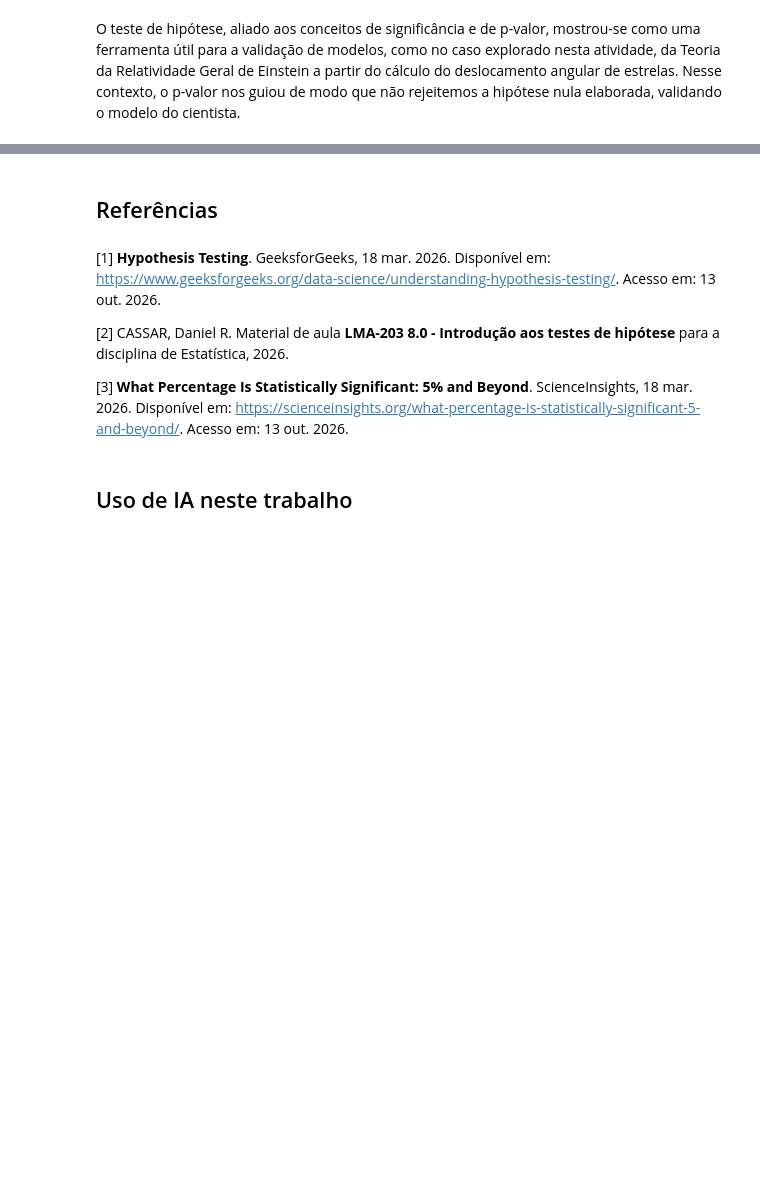
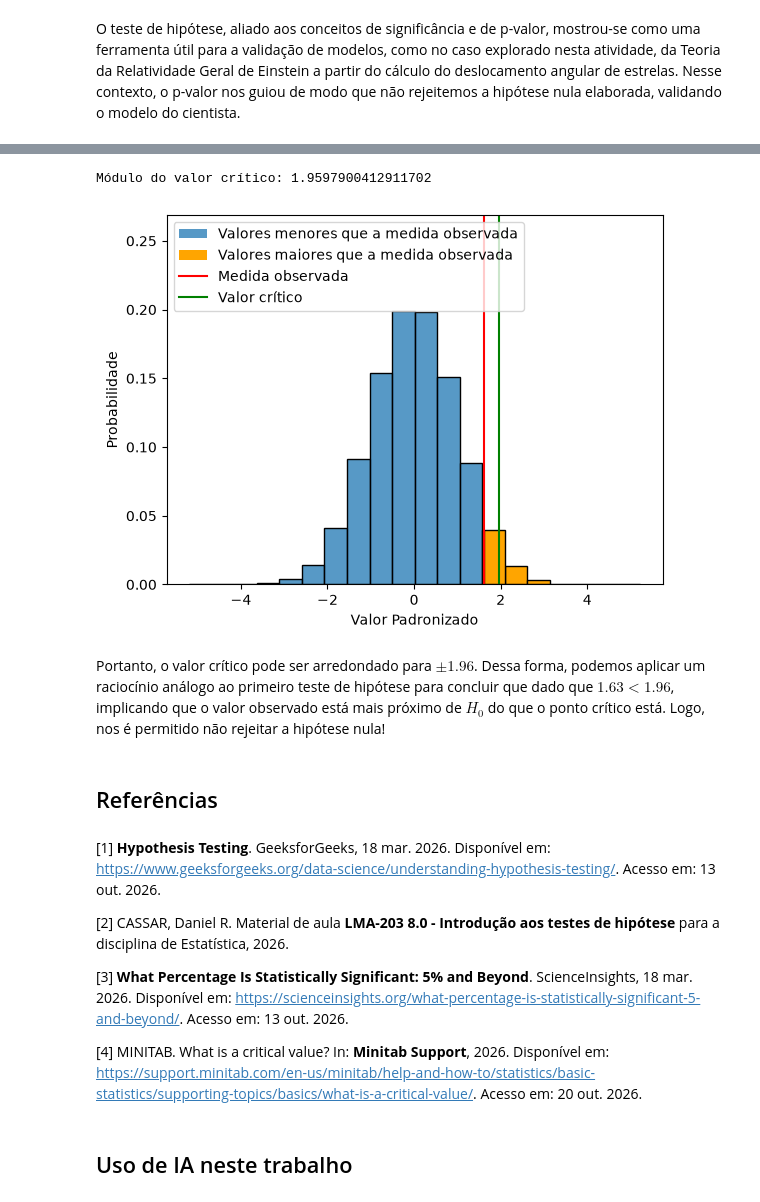
Before and after one commit to cg-oc/statistics, a Jupyter notebook: 8.2_teste_hipotese/teste_hipotese.ipynb, the cells around one changed output, grey strips where cells are left out. Drawn from its saved outputs; the diff is of its cells as text; code cells hidden in the pictures; blank space fills up the shorter version.

```diff
--- a/8.2_teste_hipotese/teste_hipotese.ipynb
+++ b/8.2_teste_hipotese/teste_hipotese.ipynb
@@ -208,0 +237,3 @@ O teste de hipótese, aliado aos conceitos de significância e de p-valor, mostr
+# %%
+z_score = (VAL_MEDIDO - VAL_MEDIA) / DESV_PADRAO
+print(f"Valor do z_score: {z_score:.3f}")
@@ -209,3 +269,19 @@ O teste de hipótese, aliado aos conceitos de significância e de p-valor, mostr
+# %%
+valor_critico = 0
+for n, valor in enumerate(sorted(dist_padronizada)):
+    #
+    if n == 249_999:
+        valor_critico = abs(valor)
+        break
+print(f"Módulo do valor crítico: {valor_critico}")
+# %% [output]
+Módulo do valor crítico: 1.9597900412911702
+# %%
+histograma_desloc(dist_padronizada, z_score, val_critico=valor_critico, xlabel_alt=True)
+# %% [output]
+[figure, added]
+# %% [markdown]
+Portanto, o valor crítico pode ser arredondado para $\pm 1.96$. Dessa forma, podemos aplicar um raciocínio análogo ao primeiro teste de hipótese para concluir que dado que $1.63 < 1.96$, implicando que o valor observado está mais próximo de $H_0$ do que o ponto crítico está. Logo, nos é permitido não rejeitar a hipótese nula!
 # %% [markdown]
 ## Referências
 # %% [markdown]
@@ -214,6 +290,8 @@ O teste de hipótese, aliado aos conceitos de significância e de p-valor, mostr
 [2] CASSAR, Daniel R. Material de aula **LMA-203 8.0 - Introdução aos testes de hipótese** para a disciplina de Estatística, 2026.
 
 [3] **What Percentage Is Statistically Significant: 5% and Beyond**. ScienceInsights, 18 mar. 2026. Disponível em: https://scienceinsights.org/what-percentage-is-statistically-significant-5-and-beyond/. Acesso em: 13 out. 2026.
+
+[4] MINITAB. What is a critical value? In: **Minitab Support**, 2026. Disponível em: https://support.minitab.com/en-us/minitab/help-and-how-to/statistics/basic-statistics/supporting-topics/basics/what-is-a-critical-value/. Acesso em: 20 out. 2026.
 # %% [markdown]
 ## Uso de IA neste trabalho
 # %% [markdown]
```
Also changed, not shown: parts of 13 cells of this notebook.
